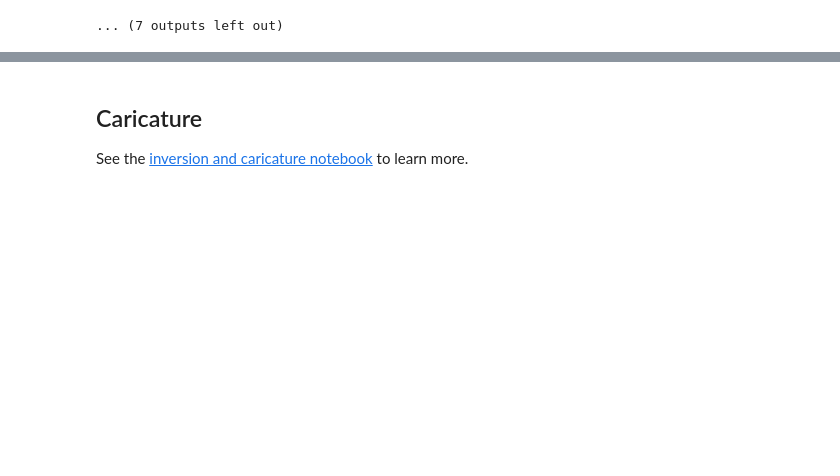
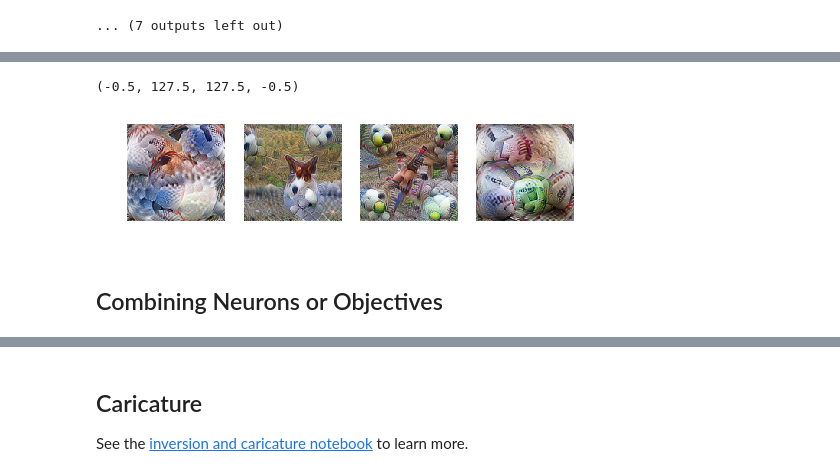
Before and after one commit to trived76/ECE1512-Homework2-Maharshi, a Jupyter notebook: ECE1512_HOMEWORK2_by_MAHARSHI.ipynb, the cells around one changed output, grey strips where cells are left out. Saved outputs shown, nothing was run; the diff lists cells and outputs as text; code cells hidden in the pictures; blank space fills up the shorter version.

```diff
--- a/ECE1512_HOMEWORK2_by_MAHARSHI.ipynb
+++ b/ECE1512_HOMEWORK2_by_MAHARSHI.ipynb
@@ -183,0 +205,4 @@ Use tf.cast instead.
+# %%
+param_f = lambda: param.image(128, batch=4)
+obj = objectives.channel("mixed5a_pre_relu", 9) - 1e2*objectives.diversity("mixed5a")
+A = render.render_vis(model, obj, param_f)[0]
@@ -183,0 +212,22 @@ Use tf.cast instead.
+# %%
+import matplotlib.pyplot as plt
+plt.subplot(1,4,1)
+plt.imshow(A[0,:,:,:])
+plt.axis('off')
+
+plt.subplot(1,4,2)
+plt.imshow(A[1,:,:,:])
+plt.axis('off')
+
+plt.subplot(1,4,3)
+plt.imshow(A[2,:,:,:])
+plt.axis('off')
+
+plt.subplot(1,4,4)
+plt.imshow(A[3,:,:,:])
+plt.axis('off')
+# %% [output]
+(-0.5, 127.5, 127.5, -0.5)
+[figure, added]
+# %% [markdown]
+## Combining Neurons or Objectives
```
Also changed, not shown: parts of 10 cells of this notebook.
